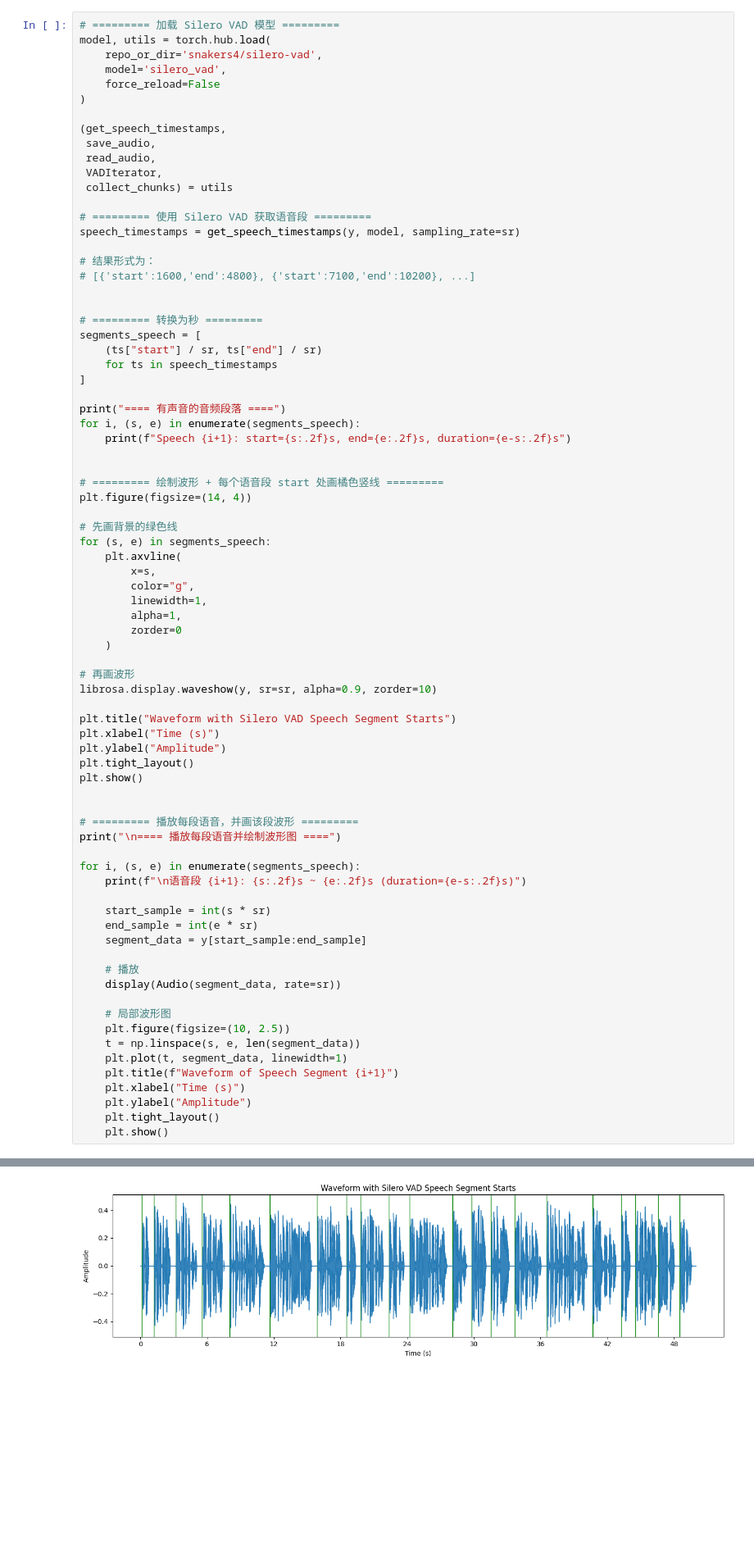
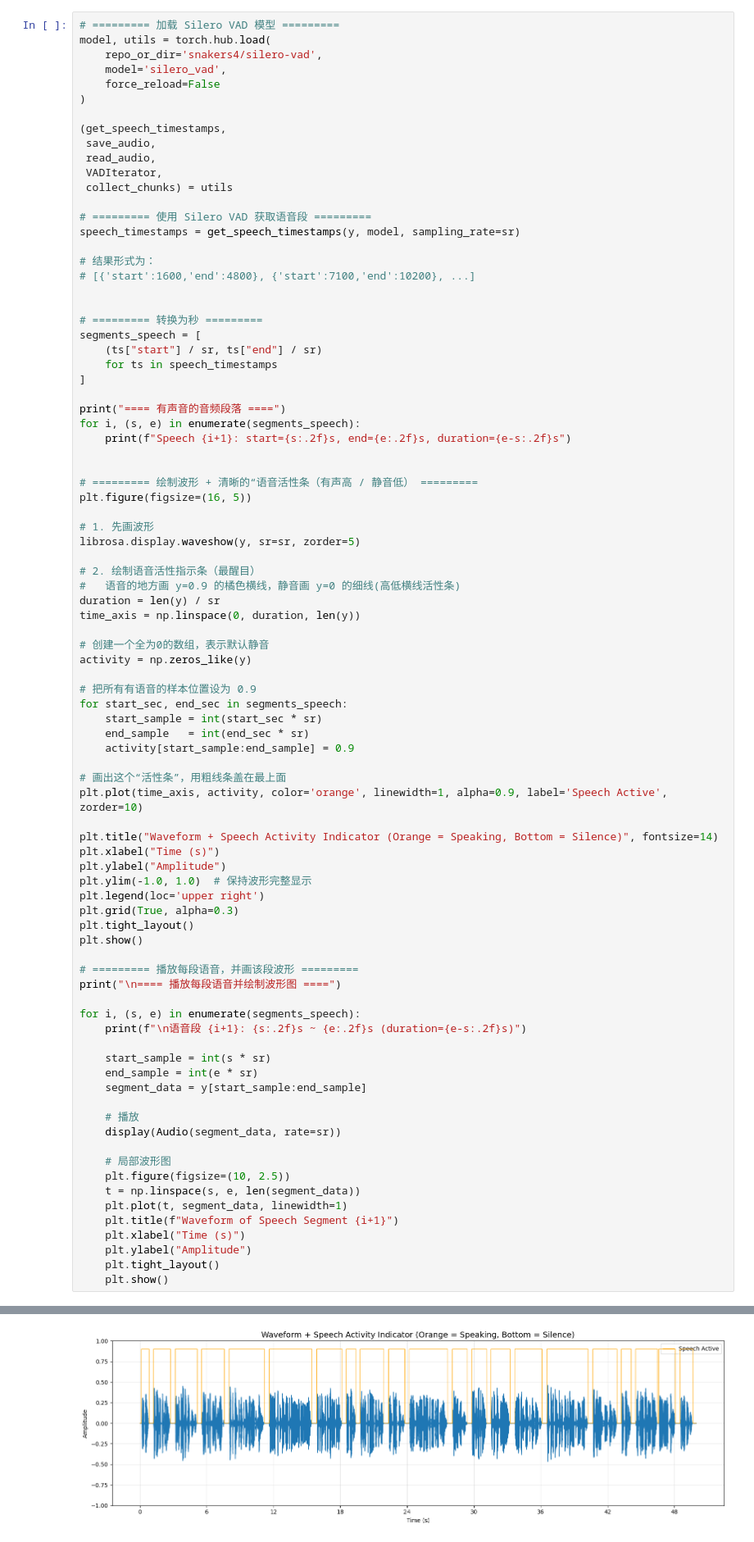
Before and after one commit to cyub/open, a Jupyter notebook: audio/vad_split_go/silero-vad/Silero VAD.ipynb, the cells around one changed output, grey strips where cells are left out. Shown at 82% size. Saved outputs shown, nothing was run; the diff lists cells and outputs as text; blank space fills up the shorter version.

```diff
--- a/audio/vad_split_go/silero-vad/Silero VAD.ipynb
+++ b/audio/vad_split_go/silero-vad/Silero VAD.ipynb
@@ -44,28 +44,37 @@ for i, (s, e) in enumerate(segments_speech):
     print(f"Speech {i+1}: start={s:.2f}s, end={e:.2f}s, duration={e-s:.2f}s")
 
 
-# ========= 绘制波形 + 每个语音段 start 处画橘色竖线 =========
-plt.figure(figsize=(14, 4))
+# ========= 绘制波形 + 清晰的“语音活性条（有声高 / 静音低） =========
+plt.figure(figsize=(16, 5))
 
-# 先画背景的绿色线
-for (s, e) in segments_speech:
-    plt.axvline(
-        x=s,
-        color="g",
-        linewidth=1,
-        alpha=1,
-        zorder=0
-    )
+# 1. 先画波形
+librosa.display.waveshow(y, sr=sr, zorder=5)
 
-# 再画波形
-librosa.display.waveshow(y, sr=sr, alpha=0.9, zorder=10)
+# 2. 绘制语音活性指示条（最醒目）
+#   语音的地方画 y=0.9 的橘色横线，静音画 y=0 的细线(高低横线活性条)
+duration = len(y) / sr
+time_axis = np.linspace(0, duration, len(y))
 
-plt.title("Waveform with Silero VAD Speech Segment Starts")
+# 创建一个全为0的数组，表示默认静音
+activity = np.zeros_like(y)
+
+# 把所有有语音的样本位置设为 0.9
+for start_sec, end_sec in segments_speech:
+    start_sample = int(start_sec * sr)
+    end_sample   = int(end_sec * sr)
+    activity[start_sample:end_sample] = 0.9
+
+# 画出这个“活性条”，用粗线条盖在最上面
+plt.plot(time_axis, activity, color='orange', linewidth=1, alpha=0.9, label='Speech Active', zorder=10)
+
+plt.title("Waveform + Speech Activity Indicator (Orange = Speaking, Bottom = Silence)", fontsize=14)
 plt.xlabel("Time (s)")
 plt.ylabel("Amplitude")
+plt.ylim(-1.0, 1.0)  # 保持波形完整显示
+plt.legend(loc='upper right')
+plt.grid(True, alpha=0.3)
 plt.tight_layout()
 plt.show()
-
 
 # ========= 播放每段语音，并画该段波形 =========
 print("\n==== 播放每段语音并绘制波形图 ====")
@@ -81,34 +90,34 @@ for i, (s, e) in enumerate(segments_speech):
     display(Audio(segment_data, rate=sr))
 
     # 局部波形图
     plt.figure(figsize=(10, 2.5))
     t = np.linspace(s, e, len(segment_data))
     plt.plot(t, segment_data, linewidth=1)
     plt.title(f"Waveform of Speech Segment {i+1}")
     plt.xlabel("Time (s)")
     plt.ylabel("Amplitude")
     plt.tight_layout()
     plt.show()
 # %% [output]
 Using cache found in /Users/tinker/.cache/torch/hub/snakers4_silero-vad_master
 ==== 有声音的音频段落 ====
 Speech 1: start=0.13s, end=0.83s, duration=0.70s
 Speech 2: start=1.22s, end=2.75s, duration=1.53s
 Speech 3: start=3.17s, end=5.15s, duration=1.98s
 Speech 4: start=5.54s, end=7.58s, duration=2.04s
 Speech 5: start=8.00s, end=11.20s, duration=3.20s
 Speech 6: start=11.62s, end=15.45s, duration=3.84s
 Speech 7: start=15.87s, end=18.17s, duration=2.30s
 Speech 8: start=18.53s, end=19.42s, duration=0.89s
 Speech 9: start=19.78s, end=21.92s, duration=2.14s
 Speech 10: start=22.34s, end=23.81s, duration=1.47s
 Speech 11: start=24.19s, end=27.65s, duration=3.45s
 ... (6 lines left out)
 Speech 18: start=43.23s, end=44.13s, duration=0.89s
 Speech 19: start=44.51s, end=46.49s, duration=1.98s
 Speech 20: start=46.59s, end=48.09s, duration=1.50s
 Speech 21: start=48.51s, end=49.66s, duration=1.15s
-[figure, old version]
+[figure, new version]
 ==== 播放每段语音并绘制波形图 ====
 
 语音段 1: 0.13s ~ 0.83s (duration=0.70s)
```
